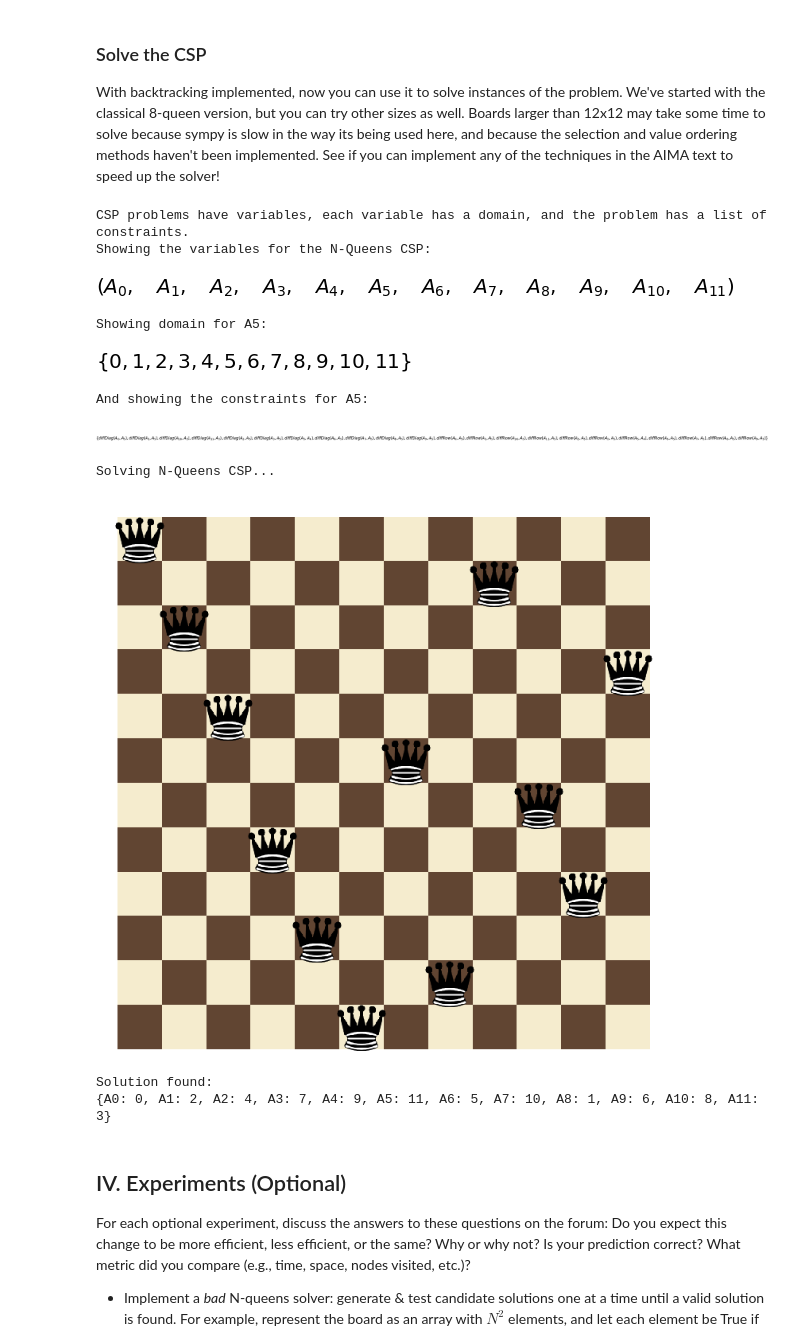
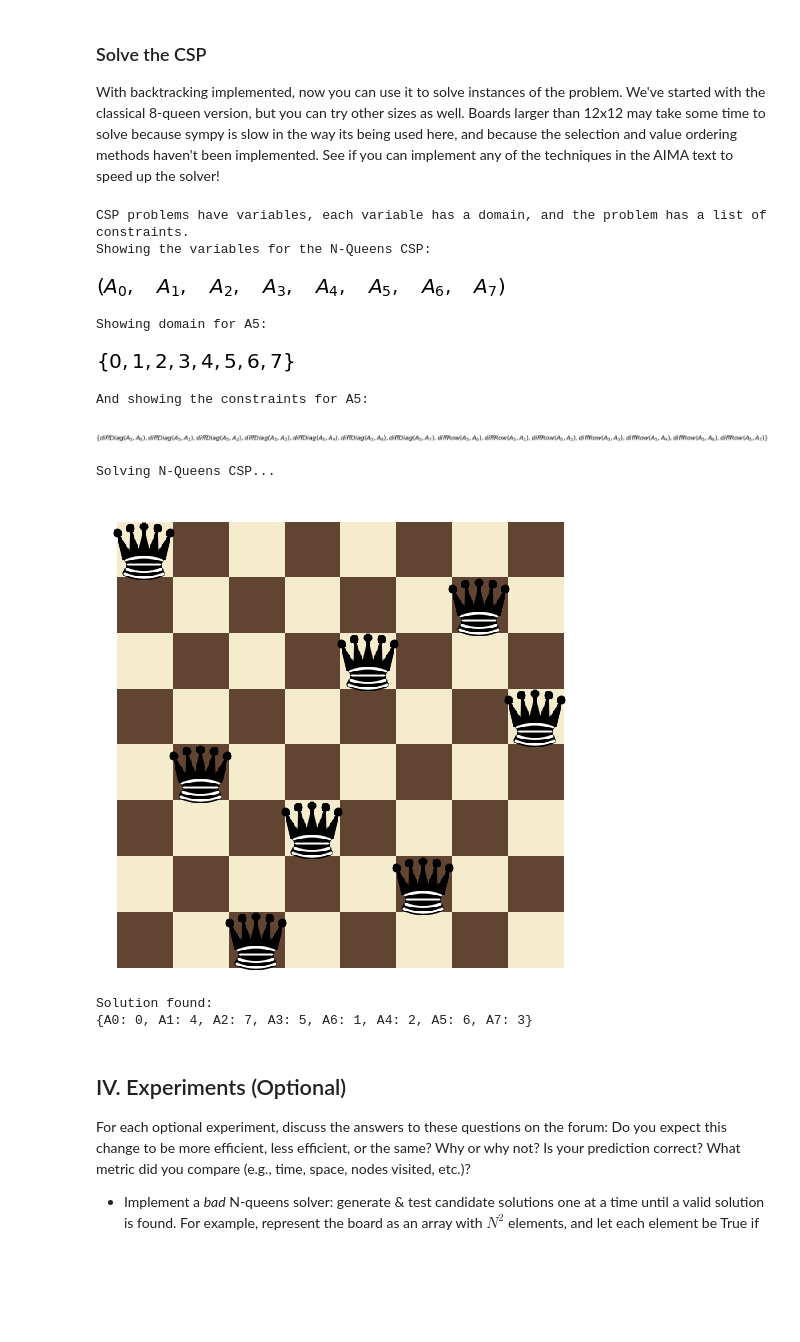
Before and after one commit to cindyyao/AI_nanodegree, a Jupyter notebook: AIND-Constraint_Satisfaction/AIND-Constraint_Satisfaction.ipynb, the cells around one changed output. Saved outputs shown, nothing was run; the diff lists cells and outputs as text; code cells hidden in the pictures; blank space fills up the shorter version.

```diff
--- a/AIND-Constraint_Satisfaction/AIND-Constraint_Satisfaction.ipynb
+++ b/AIND-Constraint_Satisfaction/AIND-Constraint_Satisfaction.ipynb
@@ -170,8 +170,28 @@ class NQueensCSP:
         return True
         #raise NotImplementedError("TODO: implement the is_consistent() method of the CSP")
 
+    def get_domains(self, assignment):
+        unassigned = []
+        for v in self.variables:
+            if v not in assignment:
+                unassigned.append(v)
+        domains = {v: set(range(self.size)) for v in unassigned}
+        for v in self.variables:
+            if v in assignment.keys():
+                value = assignment[v]
+                for constraint in self._constraints[v]:
+                    constraint_copy = constraint.subs({v: value})
+                    v2 = constraint_copy.args[0]
+                    if v2 in assignment.keys():
+                        continue
+                    domain_list = list(domains[v2])
+                    for value2 in domain_list:
+                        if not constraint_copy.subs({v2: value2}):
+                            domains[v2].remove(value2)
 
-    def inference(self, var, value, assignment):
+        return domains
+
+    def inference(self, assignment):
         """Perform logical inference based on proposed variable assignment
 
         Returns an empty dictionary by default; function can be overridden to
@@ -193,7 +213,19 @@ class NQueensCSP:
         """
         # TODO (Optional): Implement this function based on AIMA discussion
 
-        return {}
+        domains = self.get_domains(assignment)
+        mapping = {}
+        for v in self.variables:
+            if v not in assignment:
+                if len(domains[v]) == 0:
+                    return None
+                if len(domains[v]) == 1:
+                    if self.is_consistent(v, list(domains[v])[0], assignment):
+                        assignment[v] = list(domains[v])[0]
+                        mapping[v] = list(domains[v])[0]
+                    else:
+                        return None
+        return mapping
 
     def show(self, assignment):
         """Display a chessboard with queens drawn in the locations specified by an
@@ -210,8 +242,8 @@ class NQueensCSP:
         displayBoard(locations, self.size)
 
 # csp = NQueensCSP(4)
-# A,B,C,D = symbols(['A', 'B', 'C', 'D'])
-# assignment = {A:0}
+# assignment = {csp.variables[0]:0, csp.variables[1]:3}
+# print(csp.inference(assignment))
 # print(csp._constraints[B])
 # print(csp.is_consistent(B, 0, assignment))
 # %% [markdown]
@@ -281,36 +332,36 @@ def backtrack(assignment, csp):
 ### Solve the CSP
 With backtracking implemented, now you can use it to solve instances of the problem. We've started with the classical 8-queen version, but you can try other sizes as well.  Boards larger than 12x12 may take some time to solve because sympy is slow in the way its being used here, and because the selection and value ordering methods haven't been implemented.  See if you can implement any of the techniques in the AIMA text to speed up the solver!
 # %%
-num_queens = 12
+num_queens = 8
 csp = NQueensCSP(num_queens)
 var = csp.variables[5]
 print("CSP problems have variables, each variable has a domain, and the problem has a list of constraints.")
 print("Showing the variables for the N-Queens CSP:")
 display(csp.variables)
 print("Showing domain for {}:".format(var))
 display(csp.domains[var])
 print("And showing the constraints for {}:".format(var))
 display(csp._constraints[var])
 
 print("Solving N-Queens CSP...")
 assn = backtracking_search(csp)
 if assn is not None:
     csp.show(assn)
     print("Solution found:\n{!s}".format(assn))
 else:
     print("No solution found.")
 # %% [output]
 CSP problems have variables, each variable has a domain, and the problem has a list of constraints.
 Showing the variables for the N-Queens CSP:
-[figure, old version]
+[figure, new version]
 Showing domain for A5:
-[figure, old version]
+[figure, new version]
 And showing the constraints for A5:
-[figure, old version]
+[figure, new version]
 Solving N-Queens CSP...
-[figure, old version]
+[figure, new version]
 Solution found:
-{A0: 0, A1: 2, A2: 4, A3: 7, A4: 9, A5: 11, A6: 5, A7: 10, A8: 1, A9: 6, A10: 8, A11: 3}
+{A0: 0, A1: 4, A2: 7, A3: 5, A6: 1, A4: 2, A5: 6, A7: 3}
 # %% [markdown]
 ## IV. Experiments (Optional)
 For each optional experiment, discuss the answers to these questions on the forum: Do you expect this change to be more efficient, less efficient, or the same?  Why or why not?  Is your prediction correct?  What metric did you compare (e.g., time, space, nodes visited, etc.)?
```
Also changed, not shown: parts of 1 cell of this notebook.
